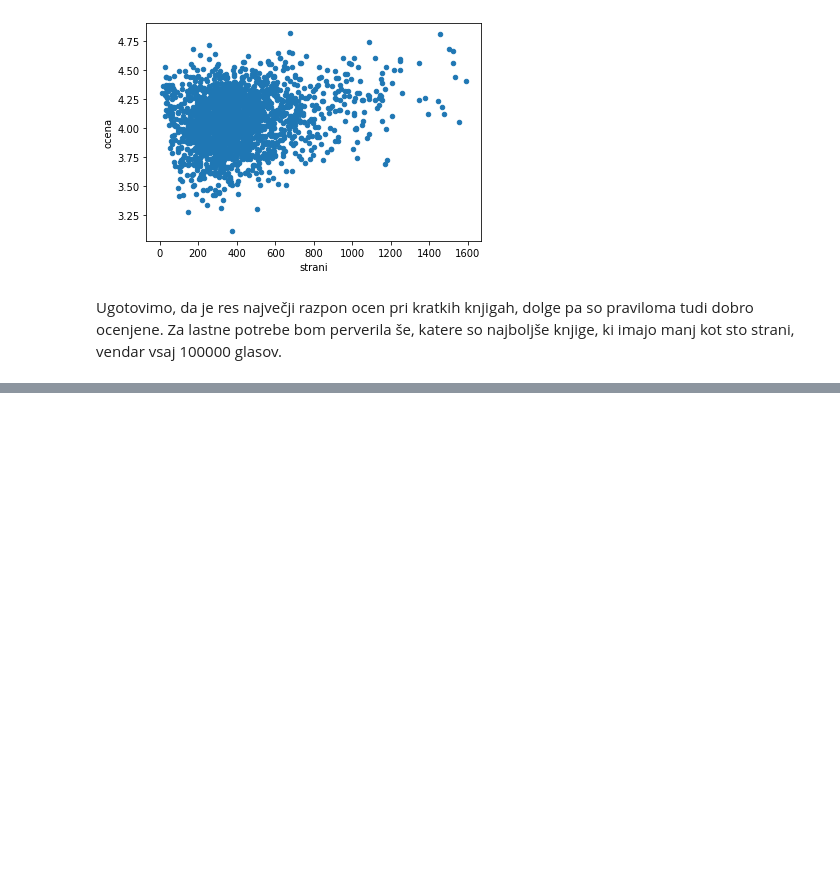
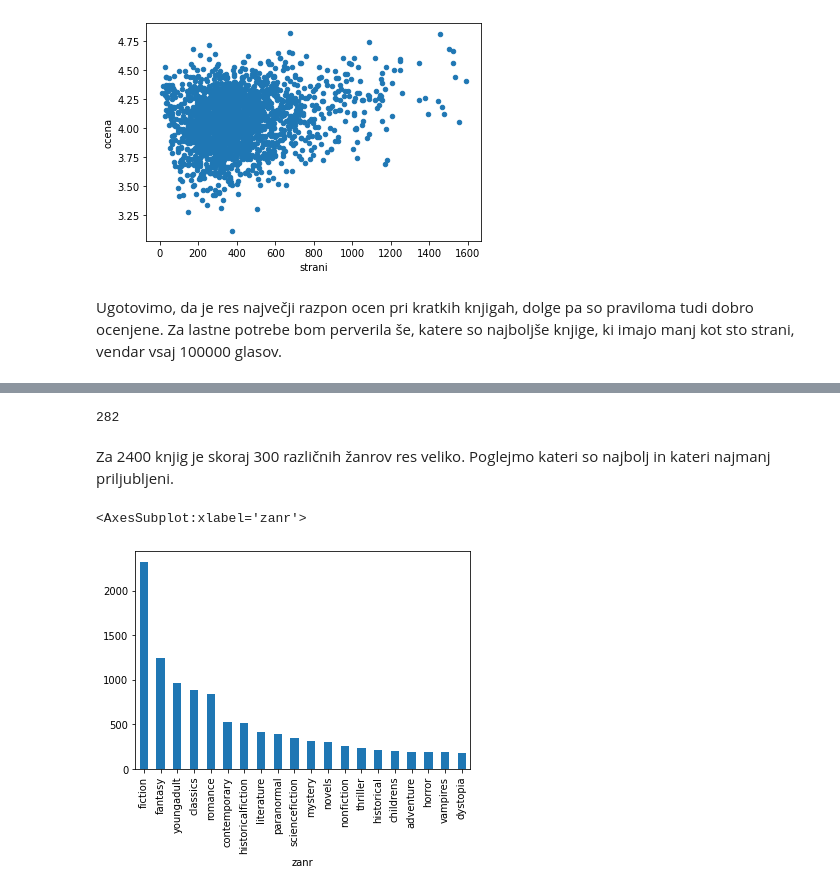
Before and after one commit to tajapezdir/analiza-podatkov, a Jupyter notebook: analiza.ipynb, the cells around one changed output, grey strips where cells are left out. Drawn from its saved outputs; the diff is of its cells as text; code cells hidden in the pictures; blank space fills up the shorter version.

```diff
--- a/analiza.ipynb
+++ b/analiza.ipynb
@@ -204,0 +207,13 @@ knjige[(knjige.strani < 100) & (knjige.glasovi > 100000)].sort_values('ocena', a
+# %%
+knjige_z_zanri = pd.merge(knjige, zanri, left_on='id', right_on='knjiga')
+knjige_z_zanri.groupby('zanr').size().count()
+# %% [output]
+282
+# %% [markdown]
+Za 2400 knjig je skoraj 300 različnih žanrov res veliko. Poglejmo kateri so najbolj in kateri najmanj priljubljeni.
+# %%
+st_posameznih_zanrov = knjige_z_zanri.groupby('zanr').size()
+st_posameznih_zanrov.sort_values(ascending=False).head(20).plot.bar()
+# %% [output]
+<AxesSubplot:xlabel='zanr'>
+[figure, added]
```
Also changed, not shown: parts of 12 cells of this notebook, 15 other files.
